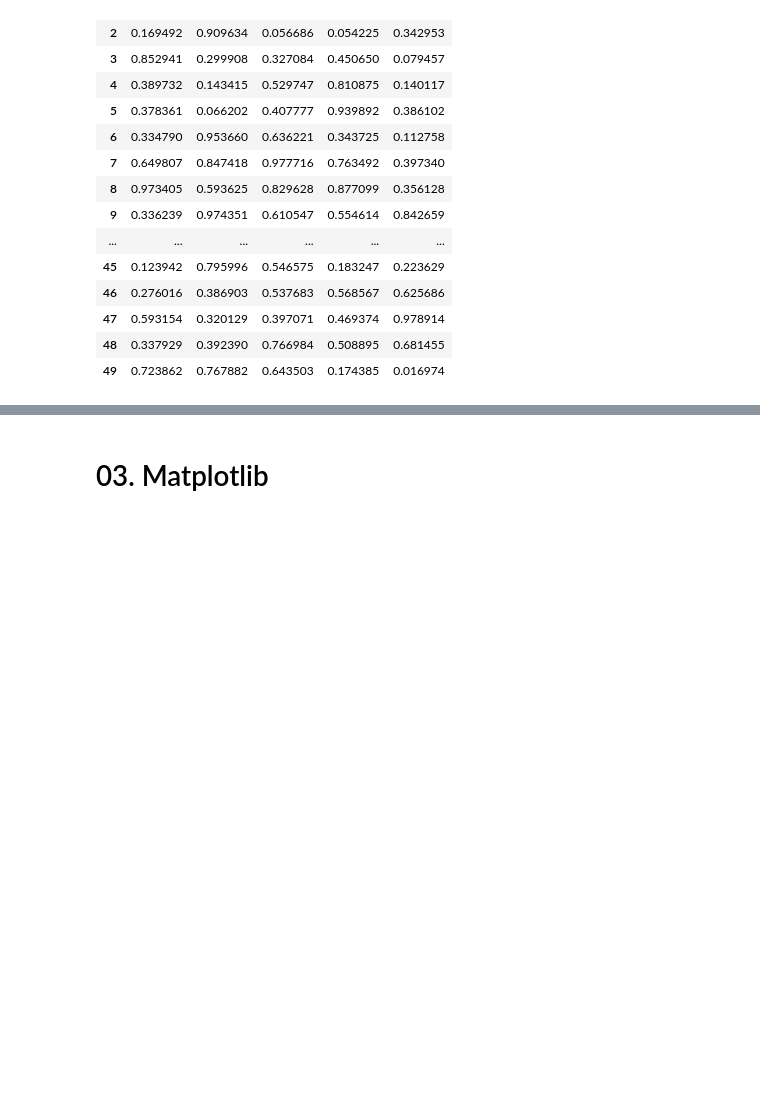
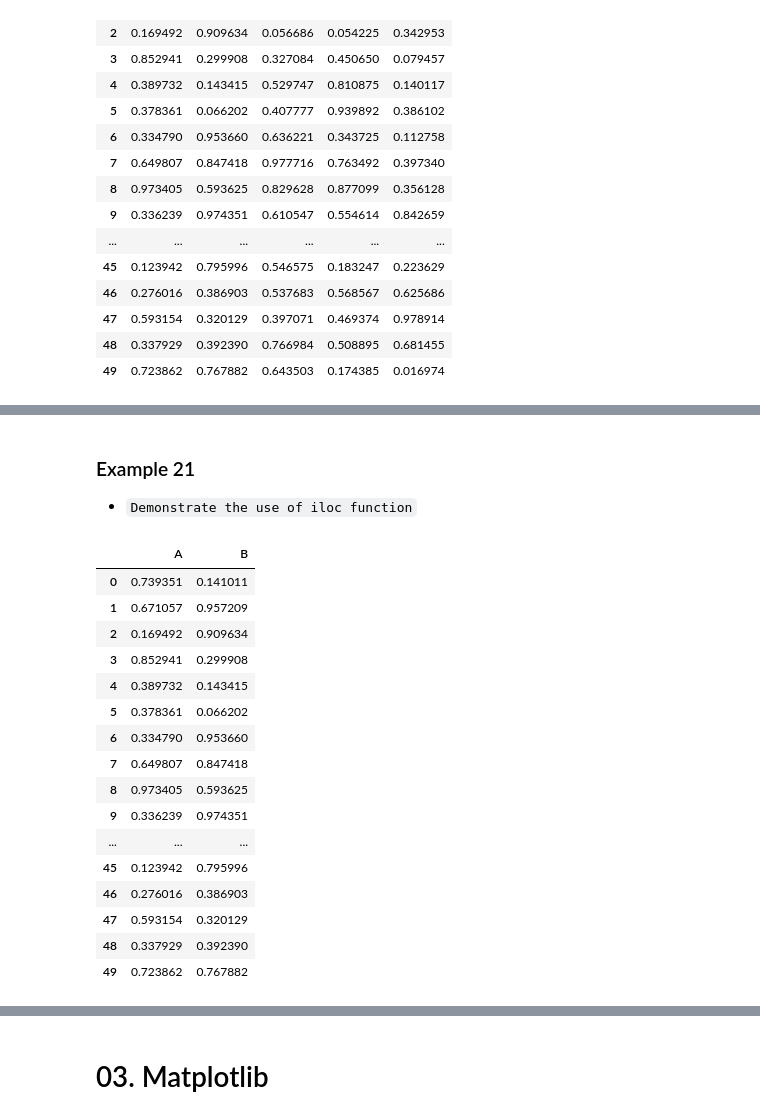
Before and after one commit to ZiaUrRehman-bit/Python-Course-For-Biginners, a Jupyter notebook: 02 Numpy Pandas Matplotlib.ipynb, the cells around one changed output, grey strips where cells are left out. Cells and saved outputs as stored; diff of their text form; code cells hidden in the pictures; blank space fills up the shorter version.

```diff
--- a/02 Numpy Pandas Matplotlib.ipynb
+++ b/02 Numpy Pandas Matplotlib.ipynb
@@ -1018,0 +1051,23 @@ dataf
+# %% [markdown]
+### Example 21
+- `Demonstrate the use of iloc function`
+# %%
+dataf.iloc[:, 0:2]   # : means all rows and 0:2 means cloumns till 2
+# %% [output]
+|  | A | B |
+| 0 | 0.739351 | 0.141011 |
+| 1 | 0.671057 | 0.957209 |
+| 2 | 0.169492 | 0.909634 |
+| 3 | 0.852941 | 0.299908 |
+| 4 | 0.389732 | 0.143415 |
+| 5 | 0.378361 | 0.066202 |
+| 6 | 0.334790 | 0.953660 |
+| 7 | 0.649807 | 0.847418 |
+| 8 | 0.973405 | 0.593625 |
+| 9 | 0.336239 | 0.974351 |
+| ... | ... | ... |
+| 45 | 0.123942 | 0.795996 |
+| 46 | 0.276016 | 0.386903 |
+| 47 | 0.593154 | 0.320129 |
+| 48 | 0.337929 | 0.392390 |
+| 49 | 0.723862 | 0.767882 |
```
Also changed, not shown: parts of 7 cells of this notebook.
